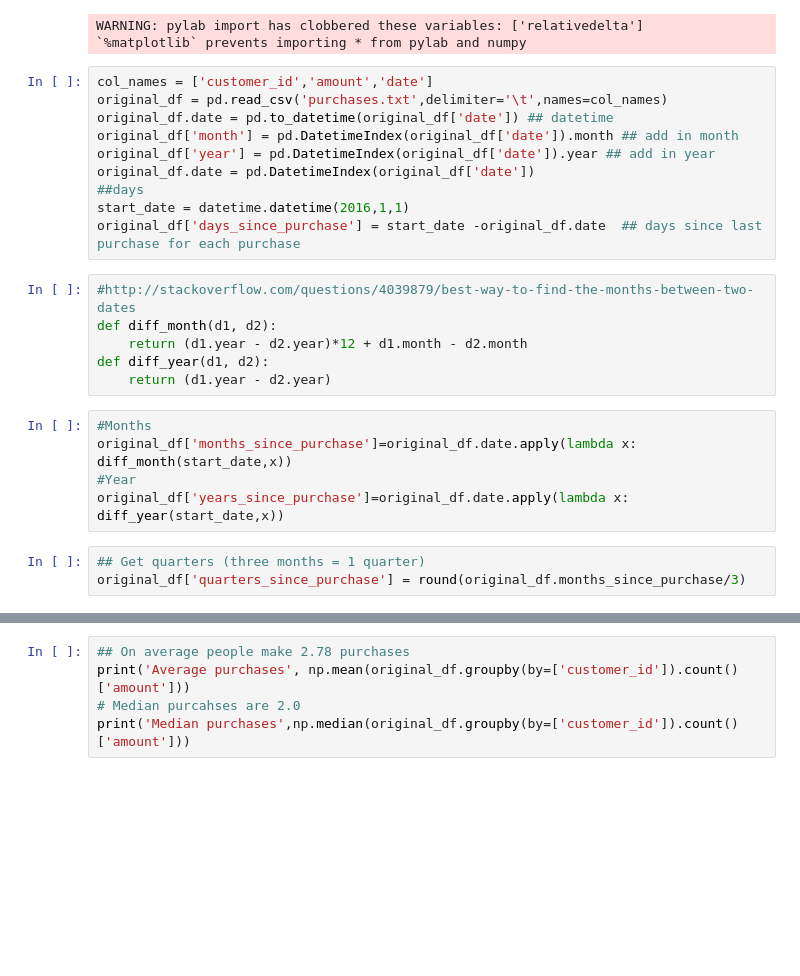
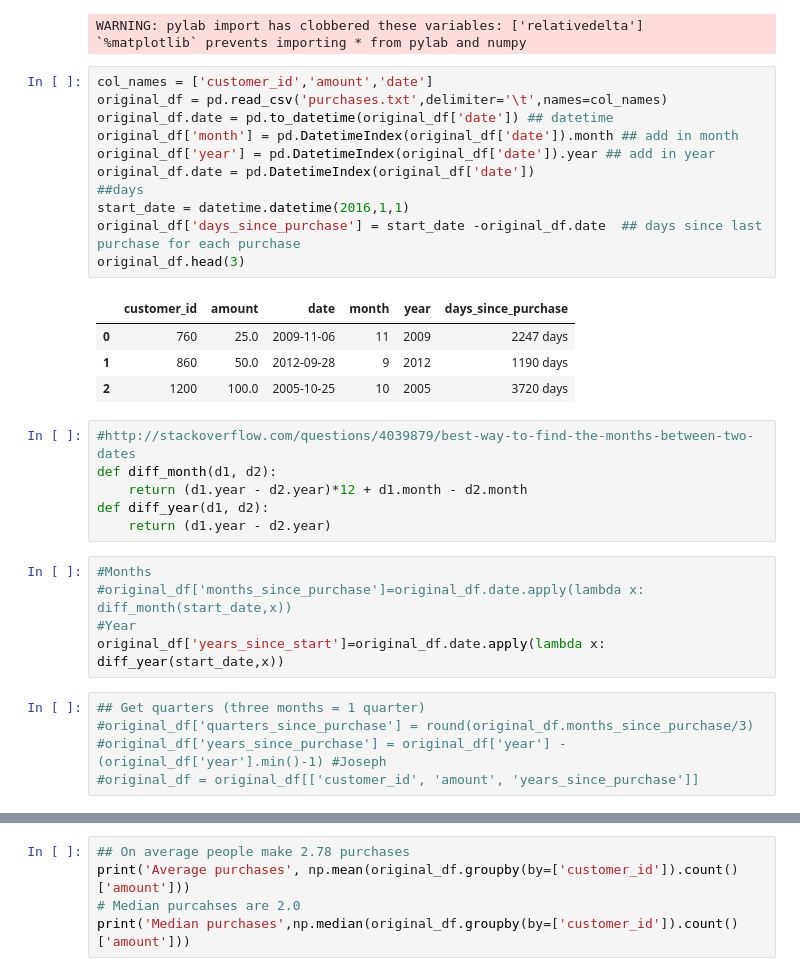
Before and after one commit to jonhilgart22/Galvanize-Data-Leadership, a Jupyter notebook: week5-MCM-CLV/Team-8-Markov-Chains.ipynb, the cells around one changed output, grey strips where cells are left out. Drawn from its saved outputs; the diff is of its cells as text; blank space fills up the shorter version.

```diff
--- a/week5-MCM-CLV/Team-8-Markov-Chains.ipynb
+++ b/week5-MCM-CLV/Team-8-Markov-Chains.ipynb
@@ -13,13 +13,19 @@ WARNING: pylab import has clobbered these variables: ['relativedelta']
 # %%
 col_names = ['customer_id','amount','date']
 original_df = pd.read_csv('purchases.txt',delimiter='\t',names=col_names)
 original_df.date = pd.to_datetime(original_df['date']) ## datetime
 original_df['month'] = pd.DatetimeIndex(original_df['date']).month ## add in month
 original_df['year'] = pd.DatetimeIndex(original_df['date']).year ## add in year
 original_df.date = pd.DatetimeIndex(original_df['date'])
 ##days
 start_date = datetime.datetime(2016,1,1)
 original_df['days_since_purchase'] = start_date -original_df.date  ## days since last purchase for each purchase
+original_df.head(3)
+# %% [output]
+|  | customer_id | amount | date | month | year | days_since_purchase |
+| 0 | 760 | 25.0 | 2009-11-06 | 11 | 2009 | 2247 days |
+| 1 | 860 | 50.0 | 2012-09-28 | 9 | 2012 | 1190 days |
+| 2 | 1200 | 100.0 | 2005-10-25 | 10 | 2005 | 3720 days |
 # %%
 #http://stackoverflow.com/questions/4039879/best-way-to-find-the-months-between-two-dates
 def diff_month(d1, d2):
@@ -28,9 +34,11 @@ def diff_year(d1, d2):
     return (d1.year - d2.year)
 # %%
 #Months
-original_df['months_since_purchase']=original_df.date.apply(lambda x: diff_month(start_date,x))
+#original_df['months_since_purchase']=original_df.date.apply(lambda x: diff_month(start_date,x))
 #Year
-original_df['years_since_purchase']=original_df.date.apply(lambda x: diff_year(start_date,x))
+original_df['years_since_start']=original_df.date.apply(lambda x: diff_year(start_date,x))
 # %%
 ## Get quarters (three months = 1 quarter)
-original_df['quarters_since_purchase'] = round(original_df.months_since_purchase/3)
+#original_df['quarters_since_purchase'] = round(original_df.months_since_purchase/3)
+#original_df['years_since_purchase'] = original_df['year'] - (original_df['year'].min()-1) #Joseph
+#original_df = original_df[['customer_id', 'amount', 'years_since_purchase']]
```
Also changed, not shown: parts of 14 cells of this notebook.
